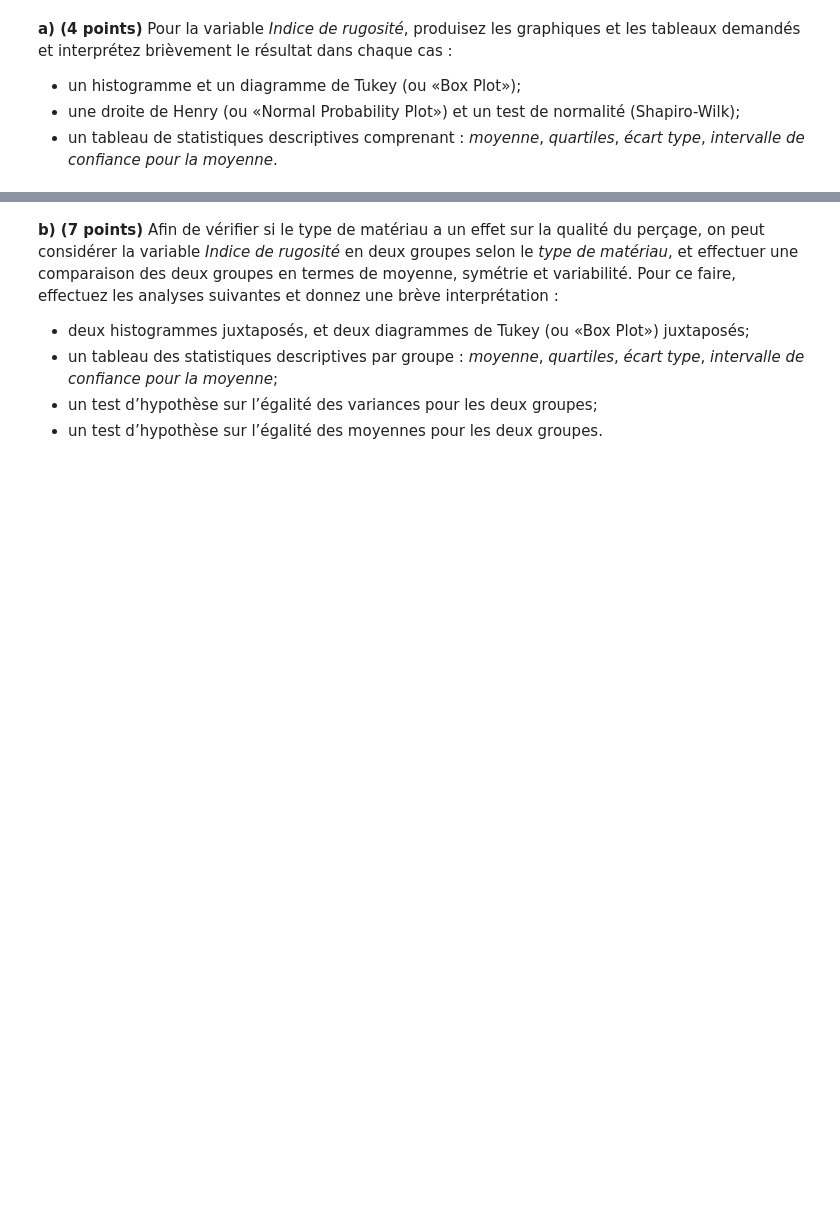
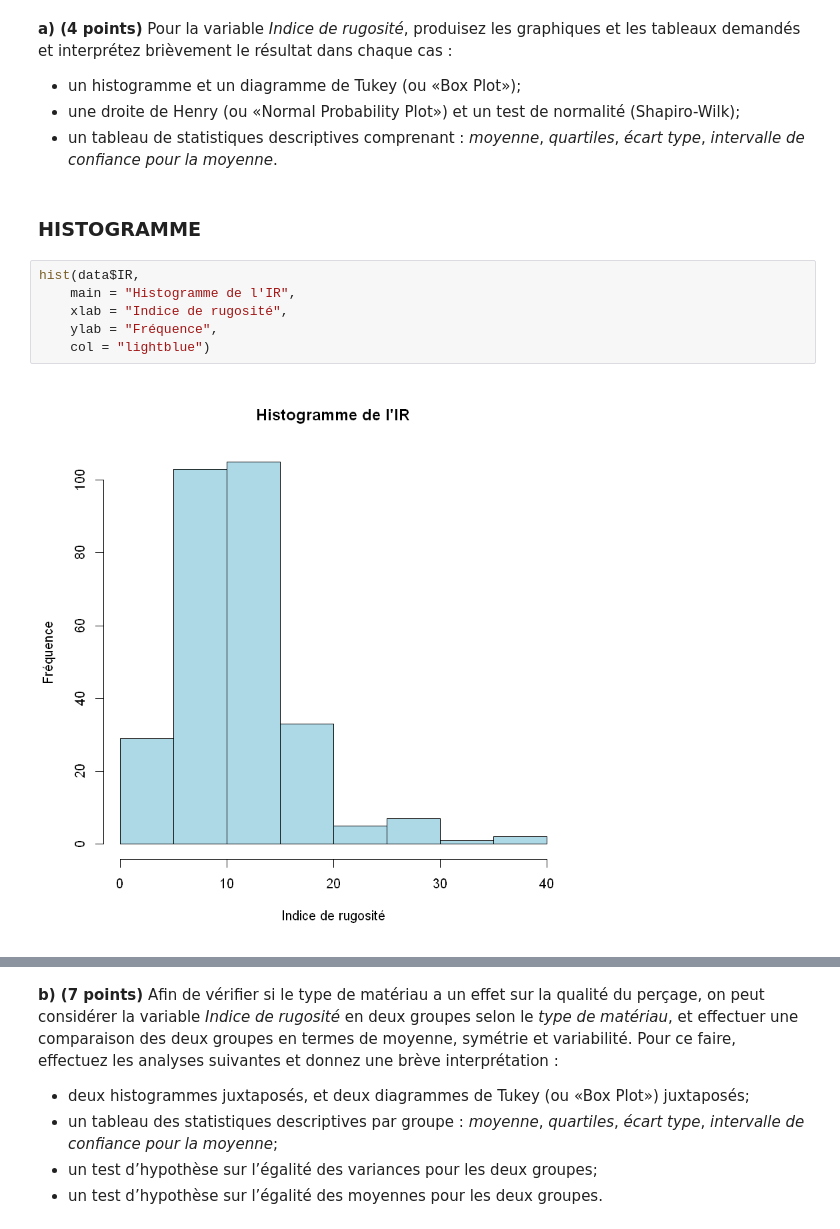
Before and after one commit to yaaks7/DEVOIR-MTH2302, a Jupyter notebook: devoir.ipynb, the cells around one changed output, grey strips where cells are left out. Drawn from its saved outputs; the diff is of its cells as text; blank space fills up the shorter version.

```diff
--- a/devoir.ipynb
+++ b/devoir.ipynb
@@ -48,3 +49,13 @@ On demande de répondre aux questions suivantes en utilisant des techniques appr
 - un histogramme et un diagramme de Tukey (ou «Box Plot»);
 - une droite de Henry (ou «Normal Probability Plot») et un test de normalité (Shapiro-Wilk);
 - un tableau de statistiques descriptives comprenant : *moyenne*, *quartiles*, *écart type*, *intervalle de confiance pour la moyenne*.
+# %% [markdown]
+### HISTOGRAMME
+# %%
+hist(data$IR,
+    main = "Histogramme de l'IR",
+    xlab = "Indice de rugosité",
+    ylab = "Fréquence",
+    col = "lightblue")
+# %% [output]
+[figure, added]
```
Also changed, not shown: parts of 19 cells of this notebook.
